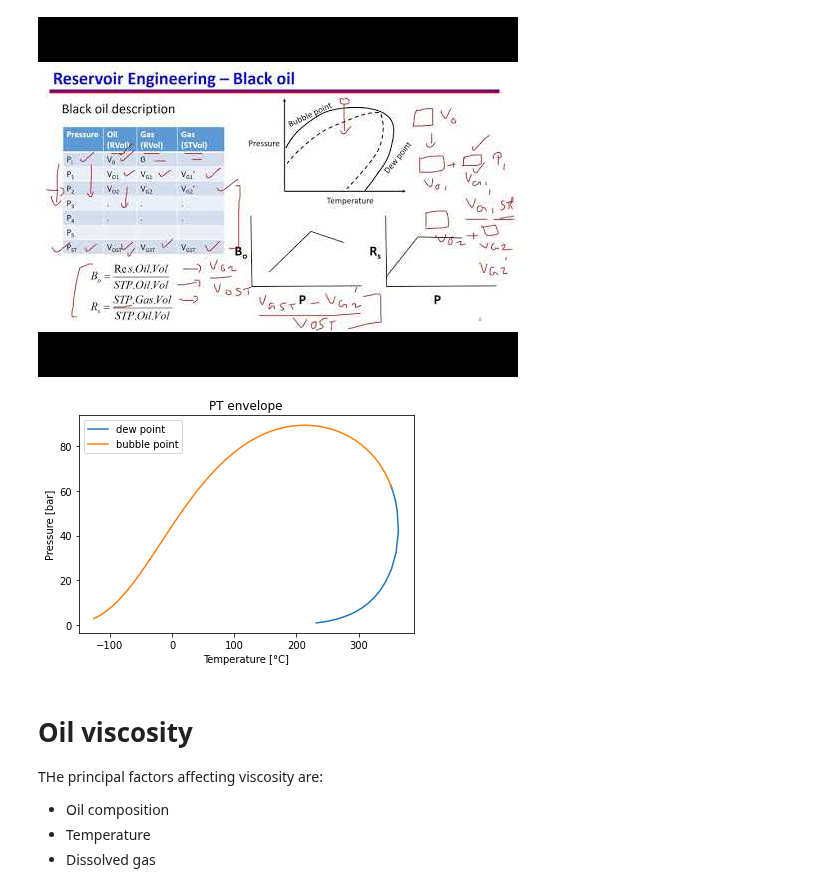
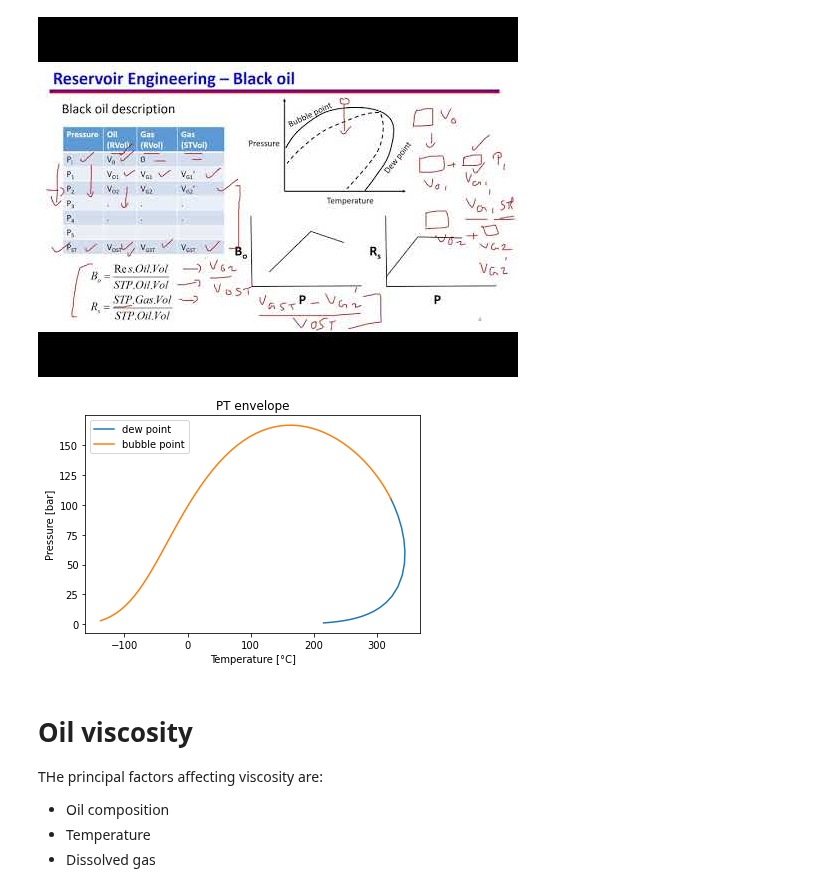
Before and after one commit to EvenSol/NeqSim-Colab, a Jupyter notebook: notebooks/PVT/OilProperties.ipynb, the cells around one changed output. Saved outputs shown, nothing was run; the diff lists cells and outputs as text; code cells hidden in the pictures.

```diff
--- a/notebooks/PVT/OilProperties.ipynb
+++ b/notebooks/PVT/OilProperties.ipynb
@@ -27,7 +27,7 @@ from neqsim.thermo import fluid, TPflash
 
 nitrogen = 0.20 #@param {type:"number"}
 CO2 = 1.3 #@param {type:"number"}
-methane = 20.3  #@param {type:"number"}
+methane = 50.3  #@param {type:"number"}
 ethane = 5.0  #@param {type:"number"}
 propane =  2.5 #@param {type:"number"}
 ibutane =  1.25 #@param {type:"number"}
@@ -38,37 +38,37 @@ C6 =  5.1 #@param {type:"number"}
 C7 =  7.1 #@param {type:"number"}
 C8 =  10.1 #@param {type:"number"}
 C9 =  12.1 #@param {type:"number"}
-C10plus =  20.1 #@param {type:"number"}
+C10plus =  15.1 #@param {type:"number"}
 
 fluid1 = fluid('srk')
 fluid1.addComponent("nitrogen", nitrogen)
 fluid1.addComponent("CO2", CO2)
 fluid1.addComponent("methane", methane)
 fluid1.addComponent("ethane", ethane)
 fluid1.addComponent("propane", propane)
 fluid1.addComponent("i-butane", ibutane)
 fluid1.addComponent("n-butane", nbutane)
 fluid1.addComponent("i-pentane", ipentane)
 fluid1.addComponent("n-pentane", npentane)
 fluid1.addTBPfraction("C6", C6, 0.08, 0.61)
 fluid1.addTBPfraction("C7", C7, 0.1, 0.7)
 fluid1.addTBPfraction("C8", C8, 0.11, 0.72)
 fluid1.addTBPfraction("C9", C9, 0.15, 0.74)
 fluid1.addPlusFraction("C10", C10plus, 0.25, 0.82)
 fluid1.setMixingRule("classic")
 
 thermoOps = jNeqSim.thermodynamicOperations.ThermodynamicOperations(fluid1)
 thermoOps.calcPTphaseEnvelope()
 
 plt.plot([x-273.15 for x in list(thermoOps.getOperation().get("dewT"))],list(thermoOps.getOperation().get("dewP")), label="dew point")
 plt.plot([x-273.15 for x in list(thermoOps.getOperation().get("bubT"))],list(thermoOps.getOperation().get("bubP")), label="bubble point")
 plt.title('PT envelope')
 plt.xlabel('Temperature [\u00B0C]')
 plt.ylabel('Pressure [bar]')
 plt.legend()
 plt.show()
 # %% [output]
-[figure, old version]
+[figure, new version]
 # %% [markdown]
 # Oil viscosity
 THe principal factors affecting viscosity are:
```
Also changed, not shown: parts of 2 cells of this notebook.
